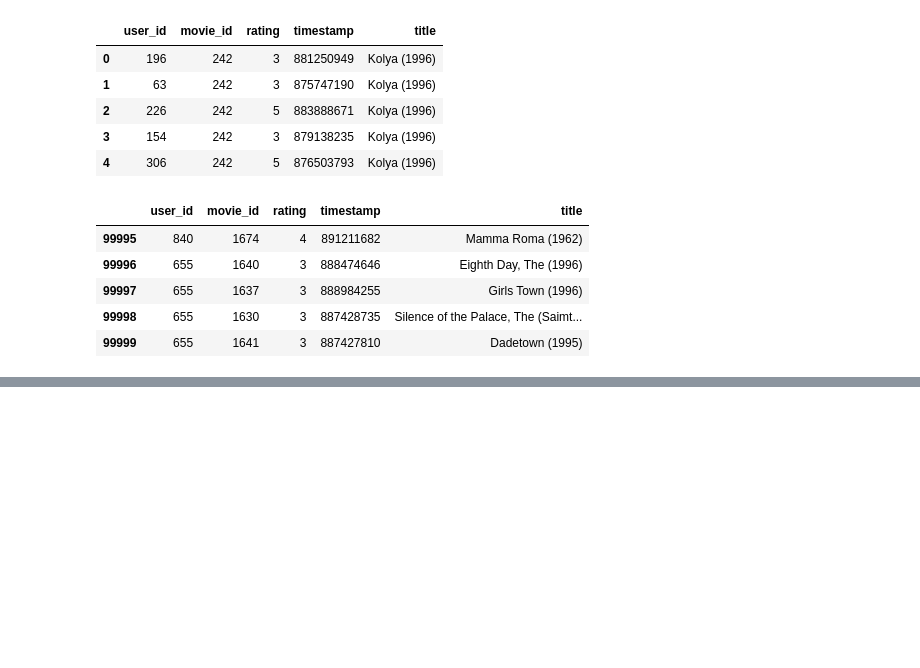
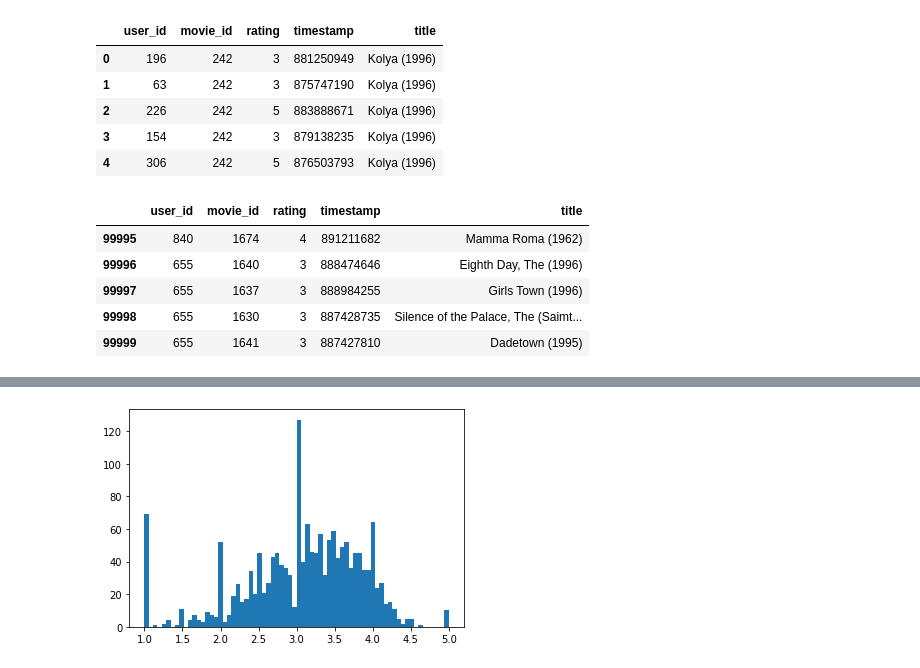
Before and after one commit to RGTechno/DataScience_Python, a Jupyter notebook: Recommendation System/recommender.ipynb, the cells around one changed output, grey strips where cells are left out. Cells and saved outputs as stored; diff of their text form; code cells hidden in the pictures; blank space fills up the shorter version.

```diff
--- a/Recommendation System/recommender.ipynb
+++ b/Recommendation System/recommender.ipynb
@@ -75,0 +159,5 @@ df.tail()
+# %%
+plt.hist(ratings["rating"],bins=70)
+plt.show()
+# %% [output]
+[figure, added]
```
Also changed, not shown: parts of 11 cells of this notebook.
